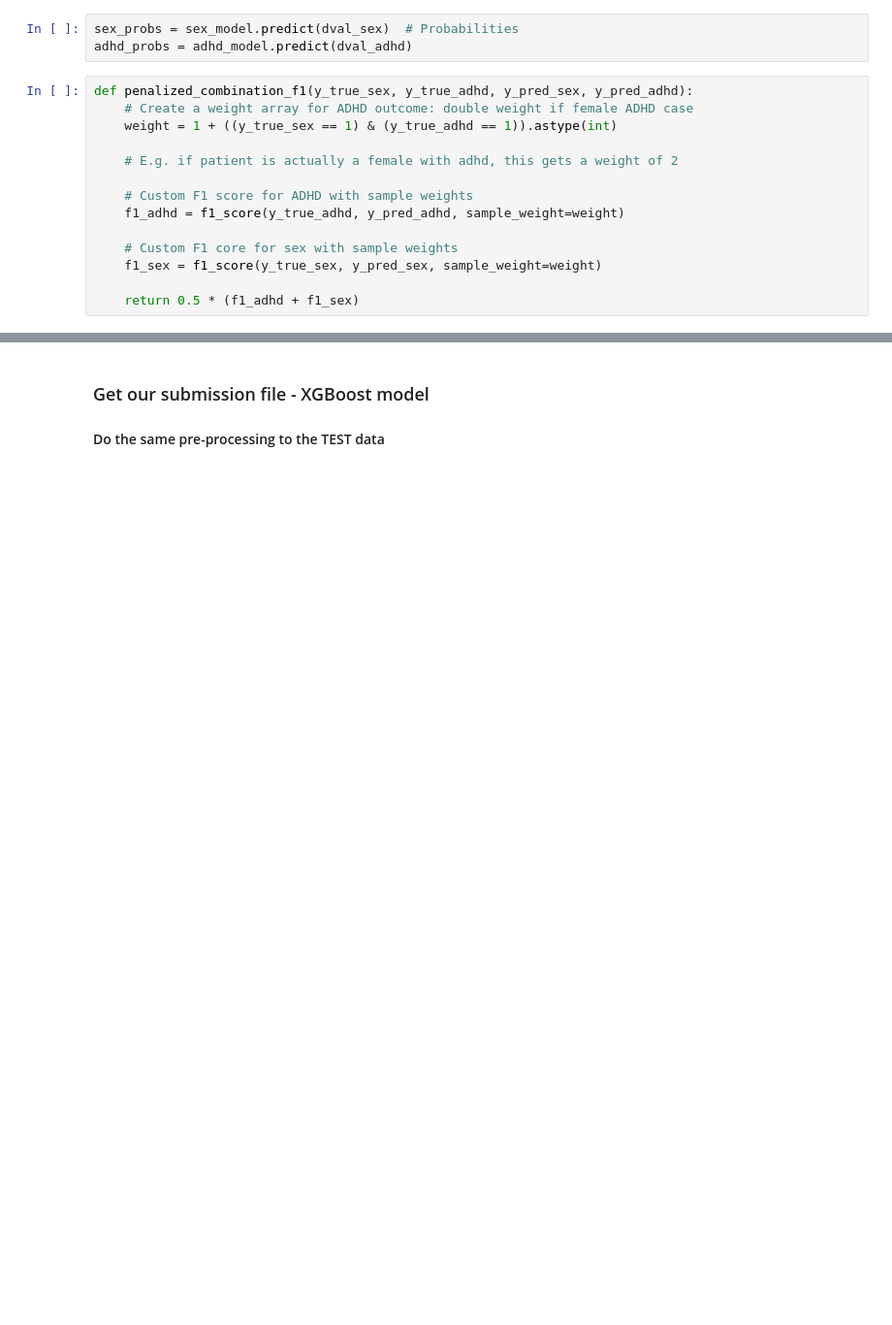
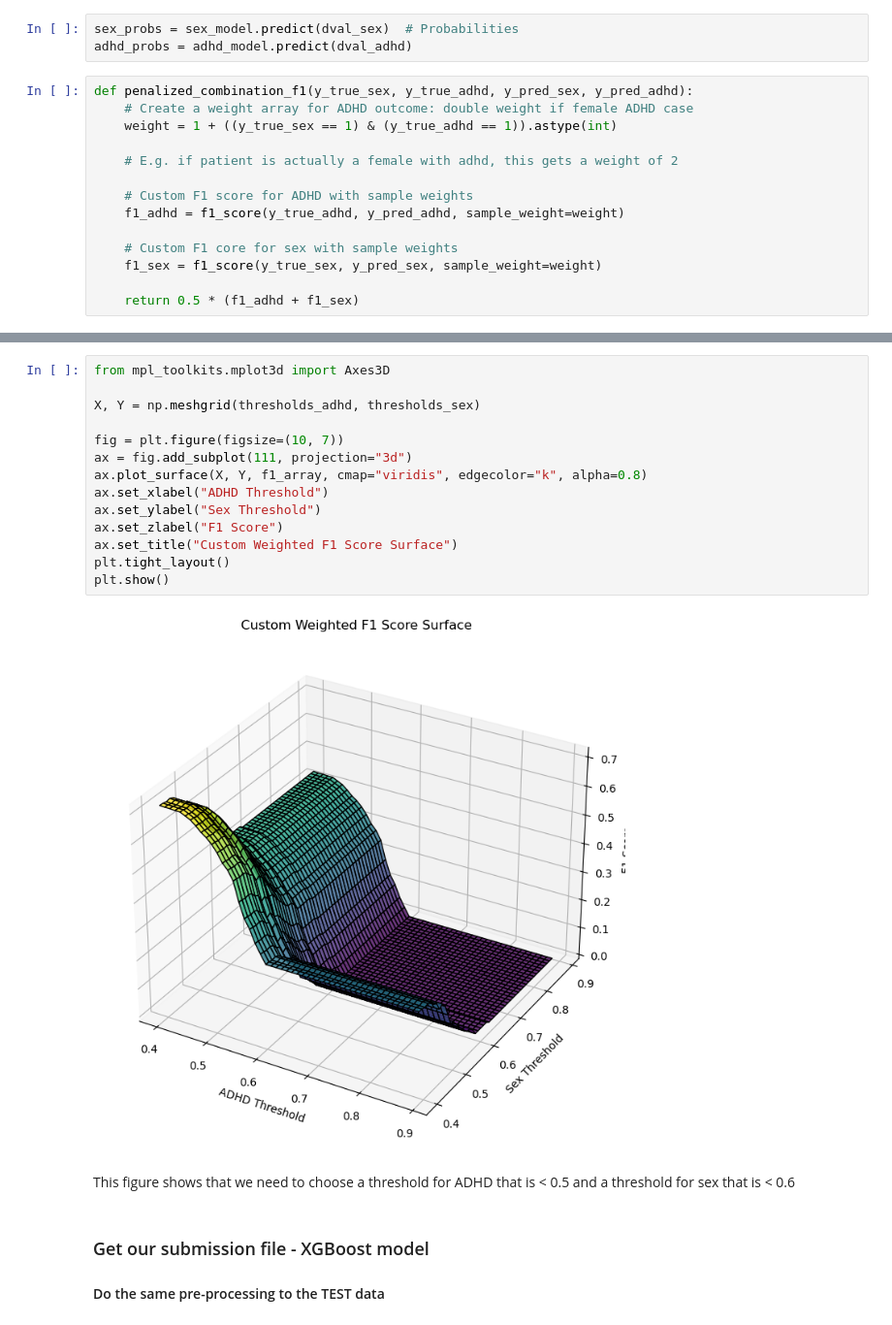
Before and after one commit to itszoetom/WiDSdatathon, a Jupyter notebook: model/mk_XGB_model.ipynb, the cells around one changed output, grey strips where cells are left out. Shown at 97% size. Cells and saved outputs as stored; diff of their text form; blank space fills up the shorter version.

```diff
--- a/model/mk_XGB_model.ipynb
+++ b/model/mk_XGB_model.ipynb
@@ -507,3 +476,21 @@ plt.show()
+# %%
+from mpl_toolkits.mplot3d import Axes3D
+
+X, Y = np.meshgrid(thresholds_adhd, thresholds_sex)
+
+fig = plt.figure(figsize=(10, 7))
+ax = fig.add_subplot(111, projection="3d")
+ax.plot_surface(X, Y, f1_array, cmap="viridis", edgecolor="k", alpha=0.8)
+ax.set_xlabel("ADHD Threshold")
+ax.set_ylabel("Sex Threshold")
+ax.set_zlabel("F1 Score")
+ax.set_title("Custom Weighted F1 Score Surface")
+plt.tight_layout()
+plt.show()
+# %% [output]
+[figure, added]
+# %% [markdown]
+This figure shows that we need to choose a threshold for ADHD that is < 0.5 and a threshold for sex that is < 0.6
 # %% [markdown]
 ### Get our submission file - XGBoost model
 #### Do the same pre-processing to the TEST data
```
Also changed, not shown: parts of 19 cells of this notebook, 4 other files.
